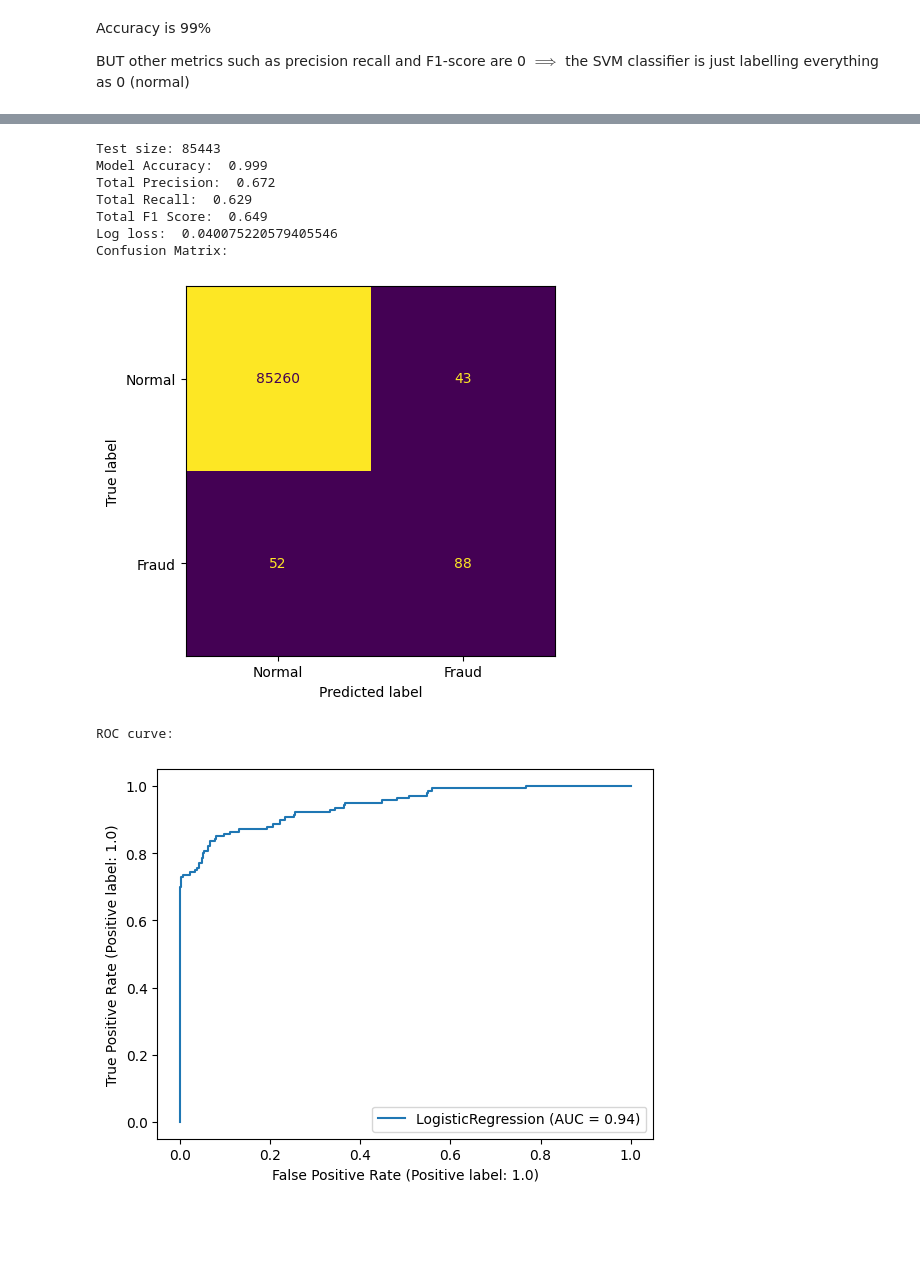
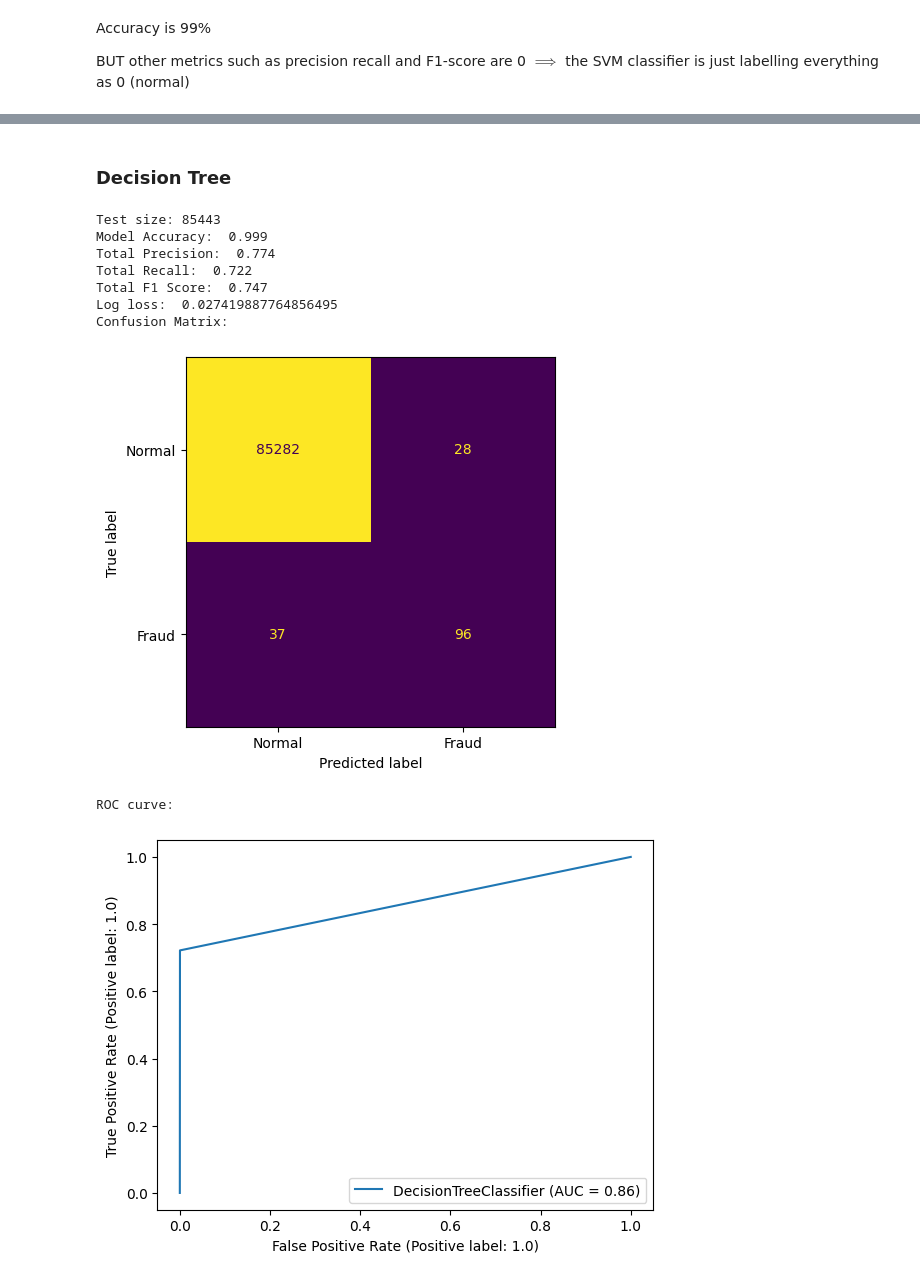
Before and after one commit to DarkWake9/Project-ML, a Jupyter notebook: task1.ipynb, the cells around one changed output, grey strips where cells are left out. Drawn from its saved outputs; the diff is of its cells as text; code cells hidden in the pictures; blank space fills up the shorter version.

```diff
--- a/task1.ipynb
+++ b/task1.ipynb
@@ -111,3 +107,0 @@ BUT other metrics such as precision recall and F1-score are 0 $\implies$ the SVM
-# %%
-### SVM with scaled features
-train_test_model(svm.SVC(), train_features, train_labels, val_features, val_labels, title = 'SVM_norm')
@@ -149,7 +146,7 @@ ROC curve:
 # %%
 from sklearn.neural_network import MLPClassifier
 
-mlp = MLPClassifier(activation='relu')
+mlp = MLPClassifier(activation='relu', solver='sgd', hidden_layer_sizes=(1,))
 
 train_test_model(mlp, train_features, train_labels, val_features, val_labels, title = 'MLP_norm')
 # %% [output]
@@ -165,0 +163,4 @@ ROC curve:
+# %%
+mlp = MLPClassifier(activation='relu', solver='sgd')
+
+train_test_model(mlp, train_features, train_labels, val_features, val_labels, title = 'MLP_deep')
@@ -166,15 +178,19 @@ ROC curve:
+# %% [markdown]
+### Decision Tree
 # %%
-from sklearn.linear_model import LogisticRegression
-log_reg = LogisticRegression()
-train_test_model(log_reg, train_features, train_labels, val_features, val_labels, title = 'LogR_norm')
+from sklearn.tree import DecisionTreeClassifier
+
+dct = DecisionTreeClassifier(criterion='gini')
+
+train_test_model(dct, train_features, train_labels, val_features, val_labels, title = 'DCT')
 # %% [output]
 Test size: 85443
 Model Accuracy:  0.999
-Total Precision:  0.672
-Total Recall:  0.629
-Total F1 Score:  0.649
-Log loss:  0.040075220579405546
+Total Precision:  0.774
+Total Recall:  0.722
+Total F1 Score:  0.747
+Log loss:  0.027419887764856495
 Confusion Matrix:
 [figure]
 ROC curve:
-[figure, old version]
+[figure, new version]
```
Also changed, not shown: parts of 19 cells of this notebook, 6 other files.
